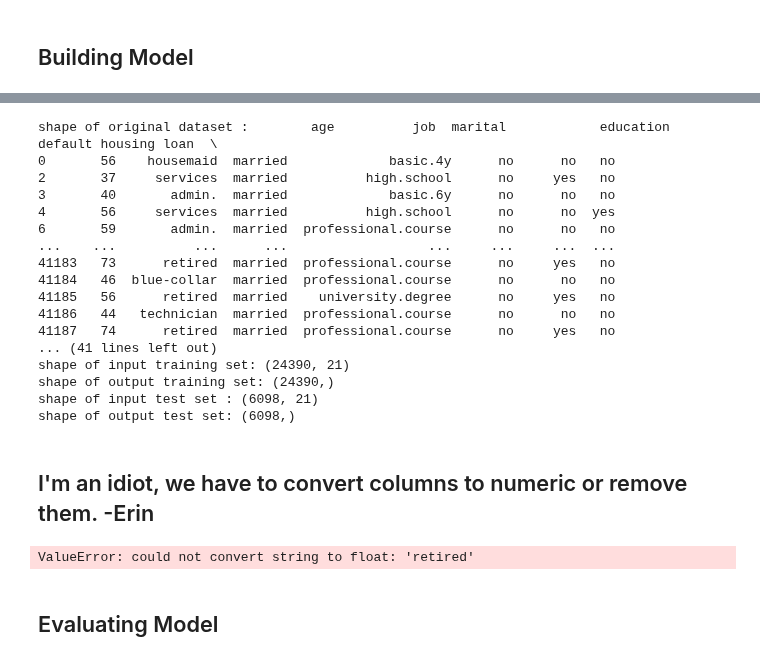
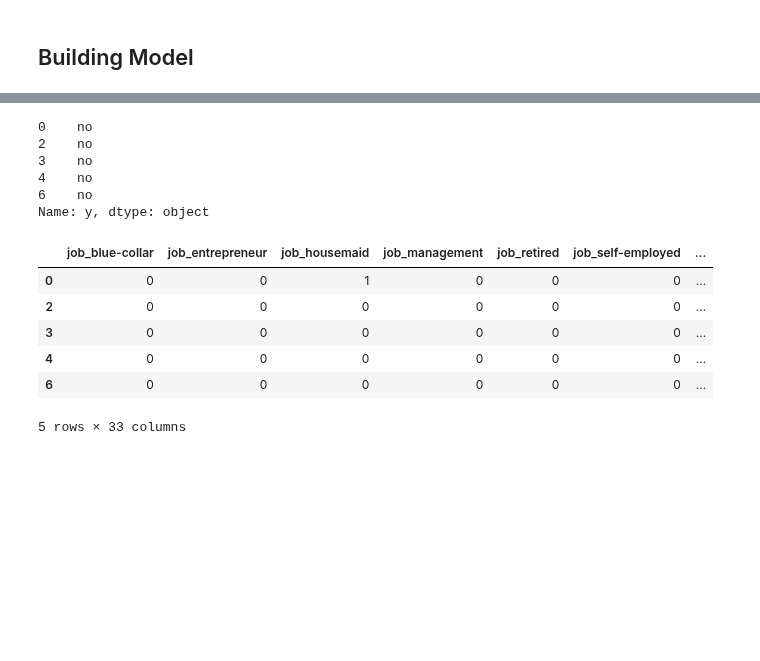
Before and after one commit to ChadKwong/DDSMachineLearning1, a Jupyter notebook: Mini Lab/Mini Lab.ipynb, the cells around one changed output, grey strips where cells are left out. Saved outputs shown, nothing was run; the diff lists cells and outputs as text; code cells hidden in the pictures; blank space fills up the shorter version.

```diff
--- a/Mini Lab/Mini Lab.ipynb
+++ b/Mini Lab/Mini Lab.ipynb
@@ -61,42 +74,37 @@ Name: y, dtype: object
-# %%
-#create a 80/20 train/test split
-x_train,x_test,y_train,y_test=train_test_split(bankData2,y,test_size=0.2)
-
-print("shape of original dataset :", bankData2)
-print("shape of input training set:", x_train.shape)
-print("shape of output training set:", y_train.shape)
-print("shape of input test set :", x_test.shape)
-print("shape of output test set:", y_test.shape)
-
-#https://www.askpython.com/python/examples/split-data-training-and-testing-set
-# %% [output]
-shape of original dataset :        age          job  marital            education default housing loan  \
-0       56    housemaid  married             basic.4y      no      no   no
-2       37     services  married          high.school      no     yes   no
-3       40       admin.  married             basic.6y      no      no   no
-4       56     services  married          high.school      no      no  yes
-6       59       admin.  married  professional.course      no      no   no
-...    ...          ...      ...                  ...     ...     ...  ...
-41183   73      retired  married  professional.course      no     yes   no
-41184   46  blue-collar  married  professional.course      no      no   no
-41185   56      retired  married    university.degree      no     yes   no
-41186   44   technician  married  professional.course      no      no   no
-41187   74      retired  married  professional.course      no     yes   no
-... (41 lines left out)
-shape of input training set: (24390, 21)
-shape of output training set: (24390,)
-shape of input test set : (6098, 21)
-shape of output test set: (6098,)
-# %% [markdown]
-## I'm an idiot, we have to convert columns to numeric or remove them. -Erin
 # %%
-#Create an object for the linear regression model
-LR_model = linear_model.LinearRegression()
-#Train the model using the training sets
-LR_model.fit(x_train, y_train)
-#Use the test sets to make predictions
-#LR_predict = LR_model.predict(x_test)
+#model = linear_model.Regression()
+#model.fit(bankData, )
-# %% [output]
-ValueError: could not convert string to float: 'retired'
-# %% [markdown]
-## Evaluating Model
+# %%
+#define the target variable
+y = bankData2.y
+y.head()
+# %% [output]
+0    no
+2    no
+3    no
+4    no
+6    no
+Name: y, dtype: object
+# %%
+# one hot encoding of ALL categorical variables
+
+# pd.concat([*]], axis=1) // this line of code concatenates all the data frames in the [*] list
+# [** for col in categ_features] // this steps through each feature in categ_features and
+#                                //   creates a new element in a list based on the output of **
+# pd.get_dummies(df_imputed[col],prefix=col) // this creates a one hot encoded dataframe of the variable=col (like code above)
+
+categ_features = ['job','marital','education','default','housing','loan','contact','month','poutcome'];
+
+OneHotDF = pd.concat([pd.get_dummies(bankData2[col],prefix=col,drop_first=True) for col in categ_features], axis=1)
+
+OneHotDF.head()
+
+#https://github.com/jakemdrew/DataMiningNotebooks/blob/master/01.%20Pandas.ipynb
+# %% [output]
+|  | job_blue-collar | job_entrepreneur | job_housemaid | job_management | job_retired | job_self-employed | ... |
+| 0 | 0 | 0 | 1 | 0 | 0 | 0 | ... |
+| 2 | 0 | 0 | 0 | 0 | 0 | 0 | ... |
+| 3 | 0 | 0 | 0 | 0 | 0 | 0 | ... |
+| 4 | 0 | 0 | 0 | 0 | 0 | 0 | ... |
+| 6 | 0 | 0 | 0 | 0 | 0 | 0 | ... |
+5 rows × 33 columns
```
Also changed, not shown: parts of 34 cells of this notebook, 5 other files.
